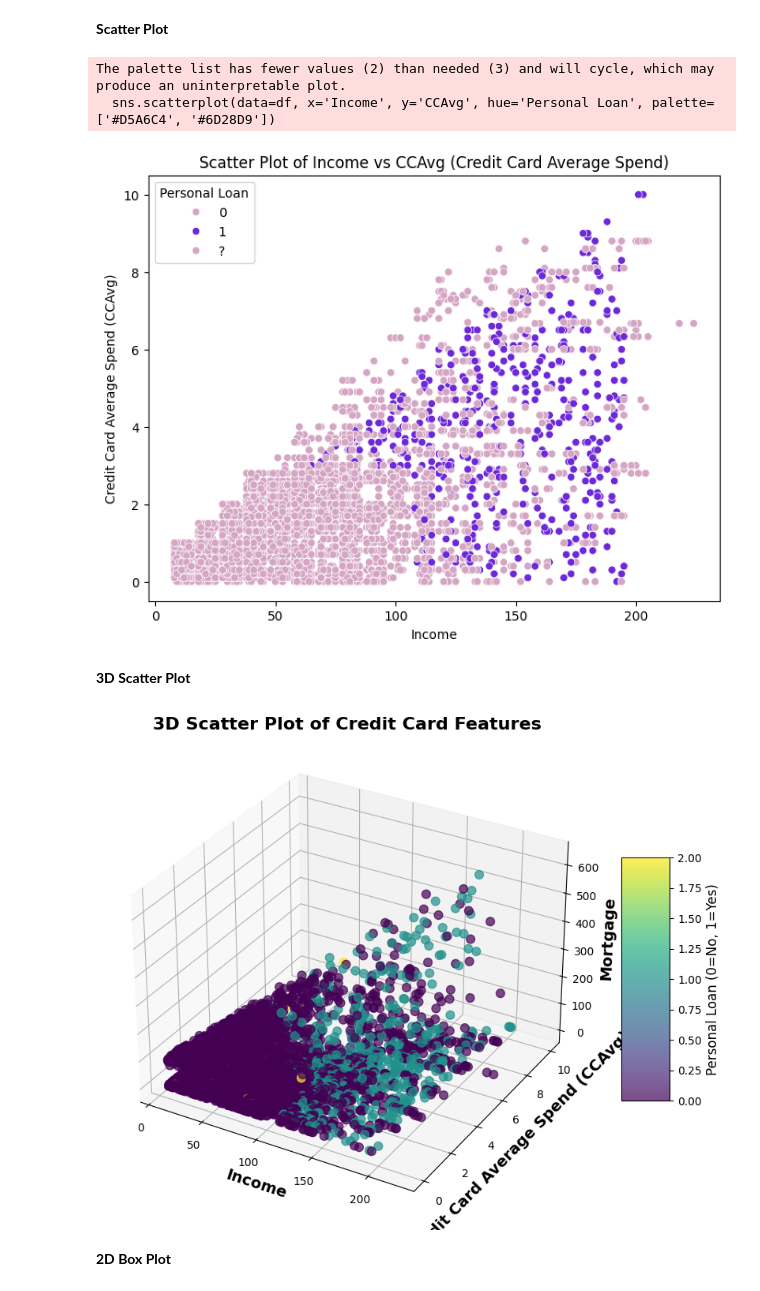
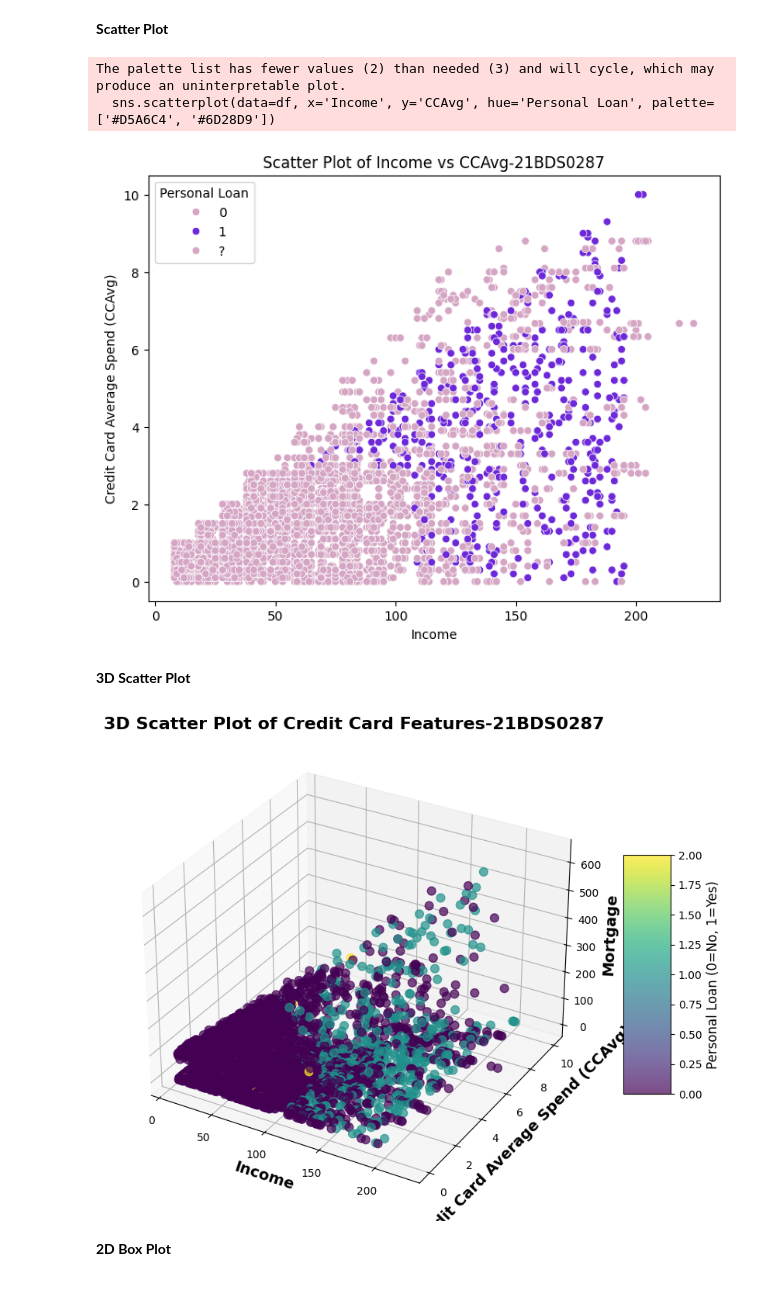
Before and after one commit to KVinayReddy7/21BDS0287-EDA, a Jupyter notebook: Module4.ipynb, the cells around one changed output. Saved outputs shown, nothing was run; the diff lists cells and outputs as text; code cells hidden in the pictures.

```diff
--- a/Module4.ipynb
+++ b/Module4.ipynb
@@ -366,7 +366,7 @@ Chi2 Statistic = 2021.6523230709472, p-value = 0.0
 # Scatter plot for 'Income' vs 'CCAvg'
 plt.figure(figsize=(8, 6))
 sns.scatterplot(data=df, x='Income', y='CCAvg', hue='Personal Loan', palette=['#D5A6C4', '#6D28D9'])
-plt.title("Scatter Plot of Income vs CCAvg (Credit Card Average Spend)")
+plt.title("Scatter Plot of Income vs CCAvg-21BDS0287")
 plt.xlabel("Income")
 plt.ylabel("Credit Card Average Spend (CCAvg)")
 plt.legend(title="Personal Loan")
@@ -374,40 +374,40 @@ plt.show()
 # %% [output]
 The palette list has fewer values (2) than needed (3) and will cycle, which may produce an uninterpretable plot.
   sns.scatterplot(data=df, x='Income', y='CCAvg', hue='Personal Loan', palette=['#D5A6C4', '#6D28D9'])
-[figure, old version]
+[figure, new version]
 # %% [markdown]
 **3D Scatter Plot**
 # %%
 from mpl_toolkits.mplot3d import Axes3D
 
 #'Personal Loan' is a categorical type
 df['Personal Loan'] = df['Personal Loan'].astype('category')
 
 # Create the 3D scatter plot
 fig = plt.figure(figsize=(10, 8))
 ax = fig.add_subplot(111, projection='3d')
 
 scatter = ax.scatter(
     df['Income'],
     df['CCAvg'],
     df['Mortgage'],
     c=df['Personal Loan'].cat.codes,  # Use categorical codes for color mapping
     s=60,
     alpha=0.7,
     cmap='viridis'  # Optional: adds a colormap
 )
 
 # Set labels
 ax.set_xlabel('Income', fontsize=14, fontweight='bold')
 ax.set_ylabel('Credit Card Average Spend (CCAvg)', fontsize=14, fontweight='bold')
 ax.set_zlabel('Mortgage', fontsize=14, fontweight='bold')
-ax.set_title('3D Scatter Plot of Credit Card Features', fontsize=16, fontweight='bold')
+ax.set_title('3D Scatter Plot of Credit Card Features-21BDS0287', fontsize=16, fontweight='bold')
 cbar = fig.colorbar(scatter, ax=ax, shrink=0.5, aspect=5)
 cbar.set_label('Personal Loan (0=No, 1=Yes)', fontsize=12)
 
 plt.show()
 # %% [output]
-[figure, old version]
+[figure, new version]
 # %% [markdown]
 **2D Box Plot**
 # %%
```
Also changed, not shown: parts of 8 cells of this notebook.
